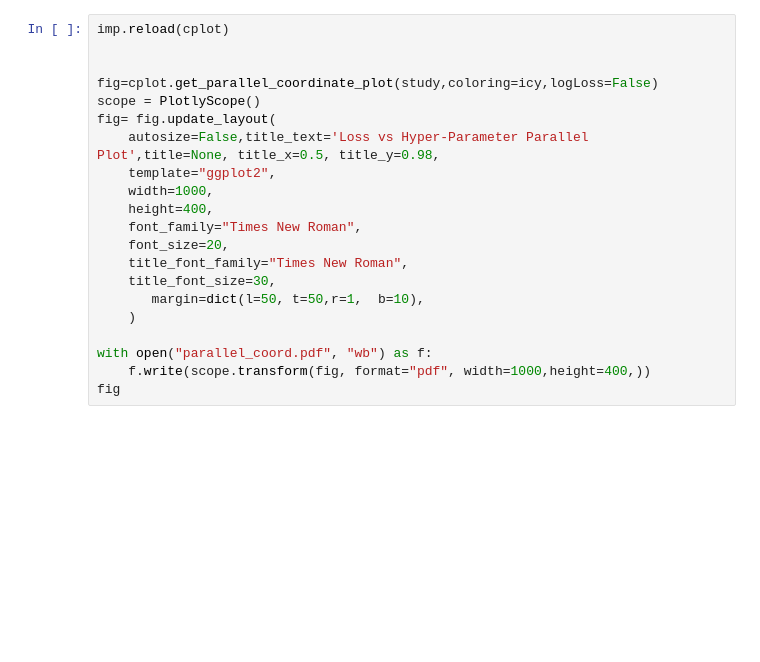
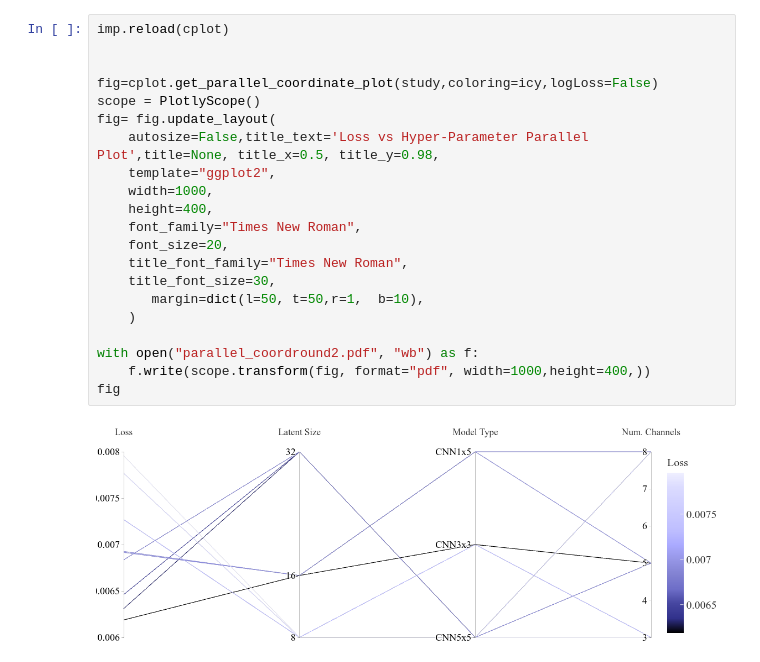
Before and after one commit to imilas/Synths_Stacks_Search, a Jupyter notebook: plots/chapter3_graphs/tunning_plots.ipynb, the cells around one changed output. Drawn from its saved outputs; the diff is of its cells as text; blank space fills up the shorter version.

```diff
--- a/plots/chapter3_graphs/tunning_plots.ipynb
+++ b/plots/chapter3_graphs/tunning_plots.ipynb
@@ -27,24 +27,26 @@ MeanDecreaseImpurityImportanceEvaluator is experimental (supported from v1.5.0).
 # %%
 imp.reload(cplot)
 
 
 fig=cplot.get_parallel_coordinate_plot(study,coloring=icy,logLoss=False)
 scope = PlotlyScope()
 fig= fig.update_layout(
     autosize=False,title_text='Loss vs Hyper-Parameter Parallel Plot',title=None, title_x=0.5, title_y=0.98,
     template="ggplot2",
     width=1000,
     height=400,
     font_family="Times New Roman",
     font_size=20,
     title_font_family="Times New Roman",
     title_font_size=30,
        margin=dict(l=50, t=50,r=1,  b=10),
     )
 
-with open("parallel_coord.pdf", "wb") as f:
+with open("parallel_coordround2.pdf", "wb") as f:
     f.write(scope.transform(fig, format="pdf", width=1000,height=400,))
 fig
+# %% [output]
+[figure, added]
 # %%
 imp.reload(cplot)
 fig=cplot.get_slice_plot(study,objective_value="Loss")
```
Also changed, not shown: parts of 10 cells of this notebook, 10 other files.
